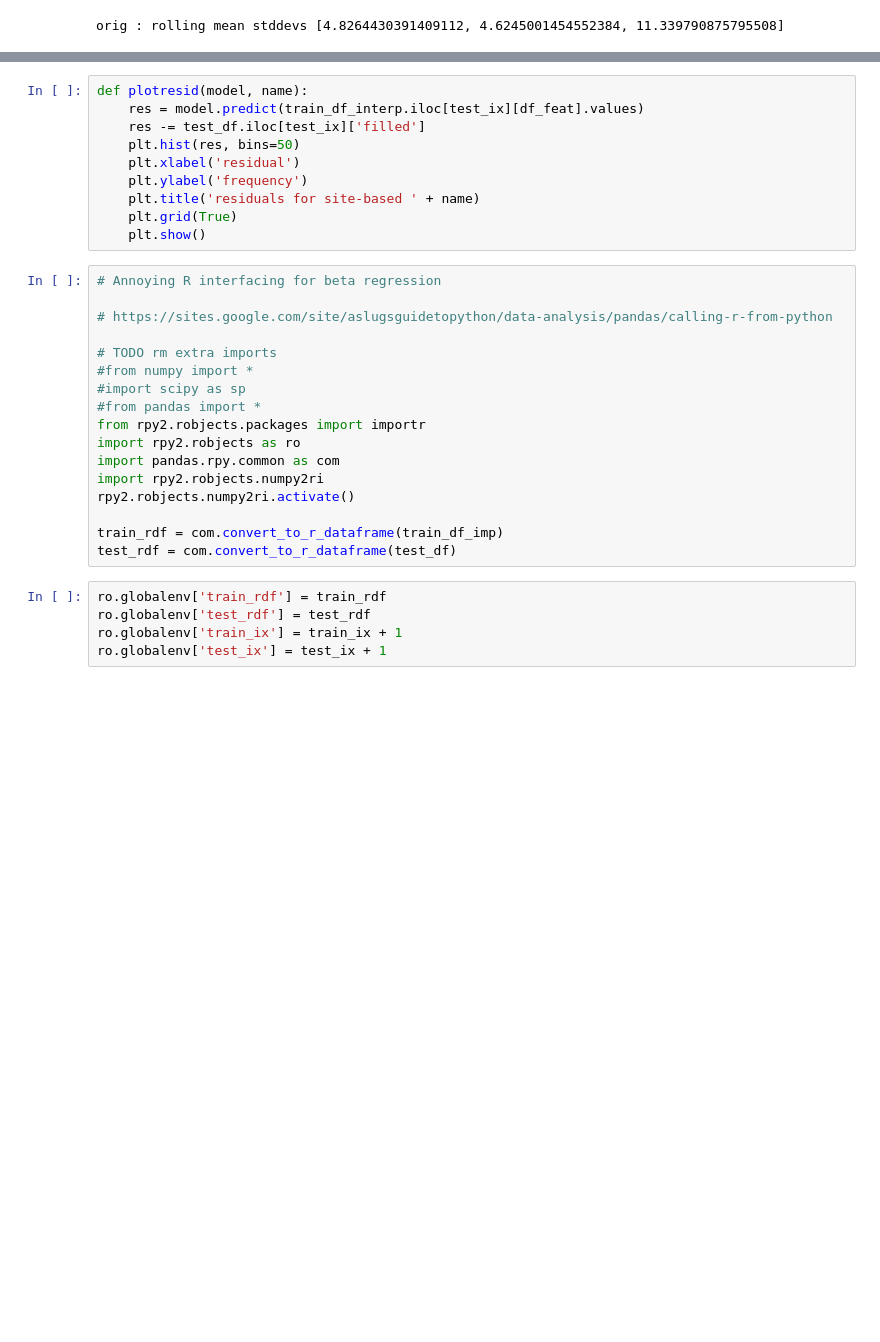
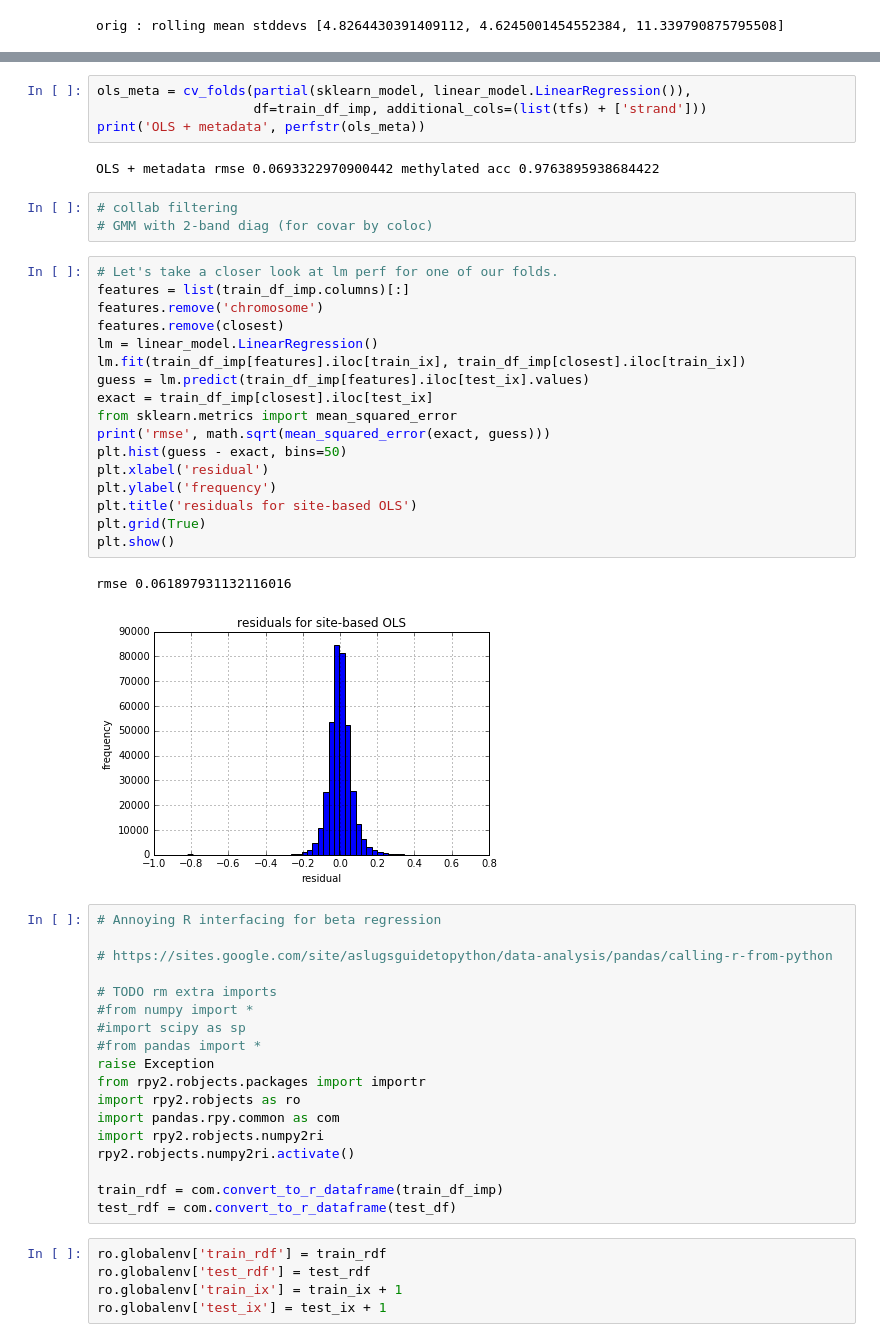
Before and after one commit to PrincetonUniversity/methyl-cluster, a Jupyter notebook: vyf_hw2.ipynb, the cells around one changed output, grey strips where cells are left out. Saved outputs shown, nothing was run; the diff lists cells and outputs as text; blank space fills up the shorter version.

```diff
--- a/vyf_hw2.ipynb
+++ b/vyf_hw2.ipynb
@@ -313,13 +375,32 @@ RFR rmse 0.09296418390803307 methylated acc 0.9483394821807626
-# %%
-def plotresid(model, name):
-    res = model.predict(train_df_interp.iloc[test_ix][df_feat].values)
-    res -= test_df.iloc[test_ix]['filled']
-    plt.hist(res, bins=50)
-    plt.xlabel('residual')
-    plt.ylabel('frequency')
-    plt.title('residuals for site-based ' + name)
-    plt.grid(True)
-    plt.show()
+# %%
+ols_meta = cv_folds(partial(sklearn_model, linear_model.LinearRegression()),
+                    df=train_df_imp, additional_cols=(list(tfs) + ['strand']))
+print('OLS + metadata', perfstr(ols_meta))
+# %% [output]
+OLS + metadata rmse 0.0693322970900442 methylated acc 0.9763895938684422
+# %%
+# collab filtering
+# GMM with 2-band diag (for covar by coloc)
+# %%
+# Let's take a closer look at lm perf for one of our folds.
+features = list(train_df_imp.columns)[:]
+features.remove('chromosome')
+features.remove(closest)
+lm = linear_model.LinearRegression()
+lm.fit(train_df_imp[features].iloc[train_ix], train_df_imp[closest].iloc[train_ix])
+guess = lm.predict(train_df_imp[features].iloc[test_ix].values)
+exact = train_df_imp[closest].iloc[test_ix]
+from sklearn.metrics import mean_squared_error
+print('rmse', math.sqrt(mean_squared_error(exact, guess)))
+plt.hist(guess - exact, bins=50)
+plt.xlabel('residual')
+plt.ylabel('frequency')
+plt.title('residuals for site-based OLS')
+plt.grid(True)
+plt.show()
+# %% [output]
+rmse 0.061897931132116016
+[figure, added]
 # %%
 # Annoying R interfacing for beta regression
 
@@ -329,6 +410,7 @@ def plotresid(model, name):
 #from numpy import *
 #import scipy as sp
 #from pandas import *
+raise Exception
 from rpy2.robjects.packages import importr
 import rpy2.robjects as ro
 import pandas.rpy.common as com
```
Also changed, not shown: parts of 15 cells of this notebook, 4 other files.
